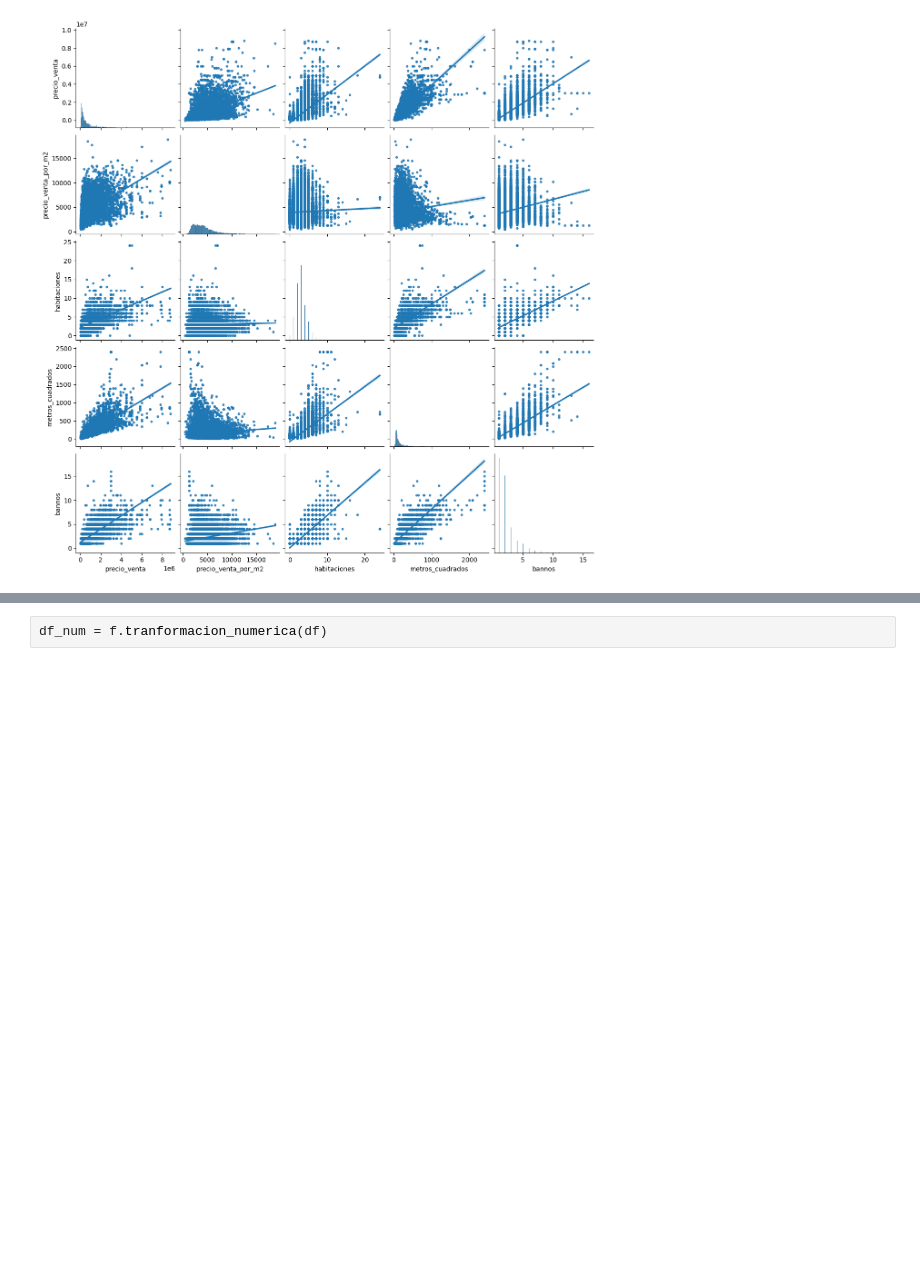
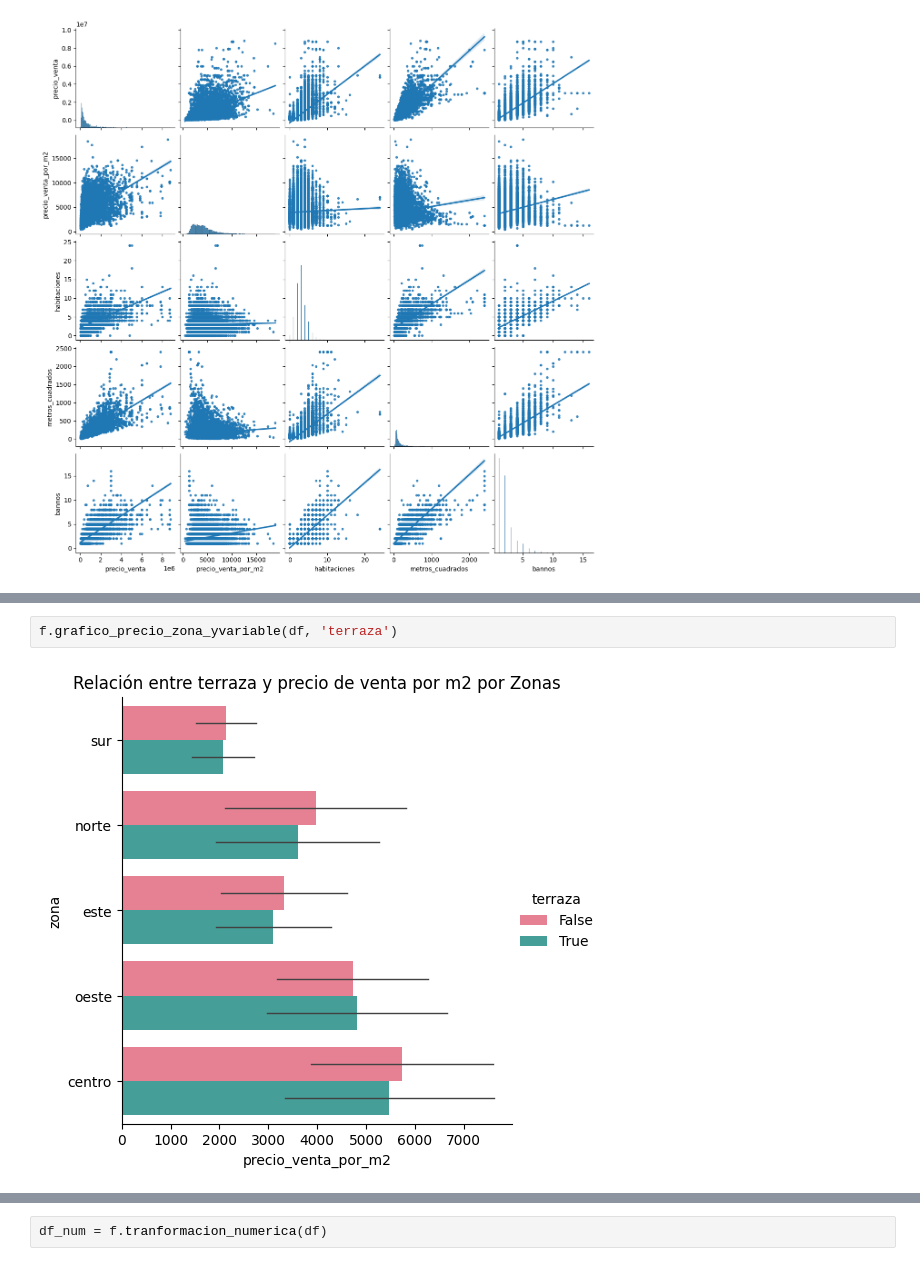
Before and after one commit to mariaortizz/EDA_Viviendas_Madrid, a Jupyter notebook: src/notebook.ipynb, the cells around one changed output, grey strips where cells are left out. Saved outputs shown, nothing was run; the diff lists cells and outputs as text; blank space fills up the shorter version.

```diff
--- a/src/notebook.ipynb
+++ b/src/notebook.ipynb
@@ -284,0 +199,4 @@ f.grafico_precio_zona_yvariable(df,'estacionamiento')
+# %%
+f.grafico_precio_zona_yvariable(df, 'terraza')
+# %% [output]
+[figure, added]
```
Also changed, not shown: parts of 25 cells of this notebook, 1 other file.
